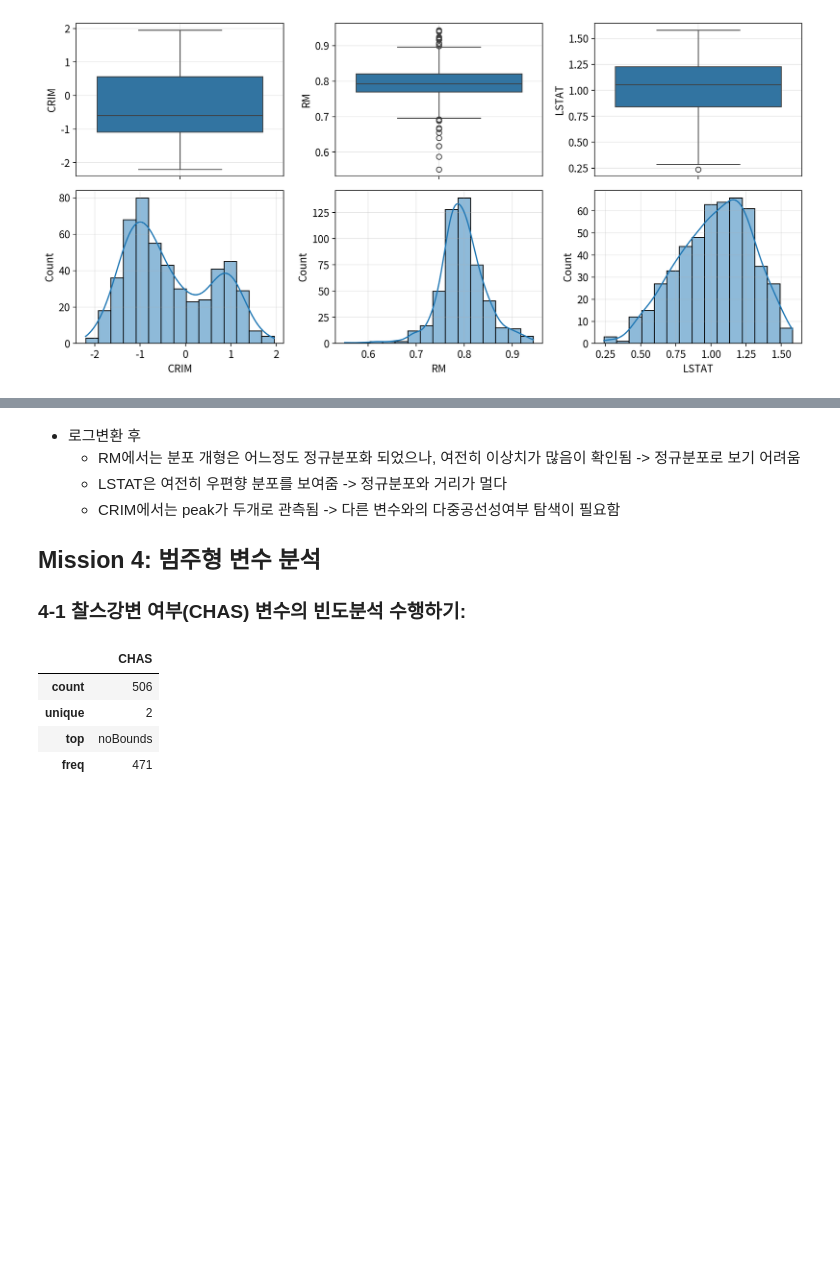
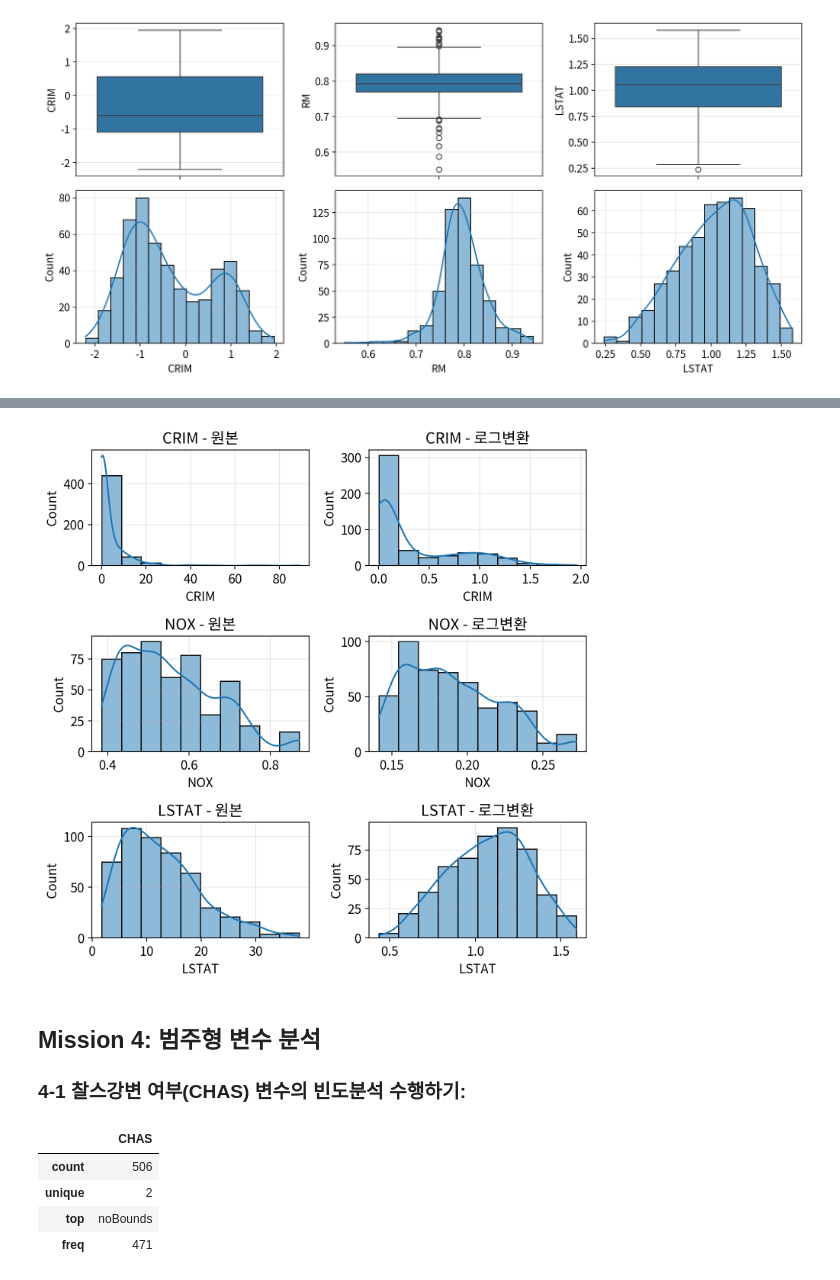
Before and after one commit to mvnvouno/python-study, a Jupyter notebook: Data Analysis Basic/09-데이터 분석 종합/연습문제.ipynb, the cells around one changed output, grey strips where cells are left out. Drawn from its saved outputs; the diff is of its cells as text; code cells hidden in the pictures; blank space fills up the shorter version.

```diff
--- a/Data Analysis Basic/09-데이터 분석 종합/연습문제.ipynb
+++ b/Data Analysis Basic/09-데이터 분석 종합/연습문제.ipynb
@@ -230,9 +322,39 @@ plt.close()                                 # 그래프 작업 종료
+# %%
+skewed_vars = ['CRIM', 'NOX', 'LSTAT']
+
+# 1) 그래프 초기화
+width_px = 1500                 # 그래프 가로 크기
+height_px = 1500                # 그래프 세로 크기
+rows = len(skewed_vars)         # 그래프 행 수
+cols = 2                        # 그래프 열 수
+figsize = (width_px / my_dpi, height_px / my_dpi)
+
+# ax 객체가 행,열 수에 따라서 리스트가 된다.
+fig, ax = plt.subplots(rows, cols, figsize=figsize, dpi=my_dpi)
+
+# 2) 그래프 그리기
+for i, v in enumerate(skewed_vars):
+    # 원본에 대한 분포 확인
+    sb.histplot(data=df, x=v, bins=10, kde=True, ax=ax[i][0])
+    ax[i][0].set_title(f'{v} - 원본')
+    ax[i][0].grid(alpha=0.3)
+
+    # log변환 후의 분포 확인
+    log_data = np.log10(df[v] + 1)
+    sb.histplot(data=log_data, bins=10, kde=True, ax=ax[i][1])
+    ax[i][1].set_title(f'{v} - 로그변환')
+    ax[i][1].grid(alpha=0.3)
+
+# 3) 그래프 꾸미기
+fig.subplots_adjust(wspace=0.2, hspace=0.2)
+
+# 4) 출력
+plt.tight_layout() # 여백 제거
+plt.show() # 그래프 화면 출력
+plt.close() # 그래프 작업 종료
+# %% [output]
+[figure, added]
 # %% [markdown]
-- 로그변환 후
-  - RM에서는 분포 개형은 어느정도 정규분포화 되었으나, 여전히 이상치가 많음이 확인됨 -> 정규분포로 보기 어려움
-  - LSTAT은 여전히 우편향 분포를 보여줌 -> 정규분포와 거리가 멀다
-  - CRIM에서는 peak가 두개로 관측됨 -> 다른 변수와의 다중공선성여부 탐색이 필요함
-
 ## Mission 4: 범주형 변수 분석
 
 ### 4-1 찰스강변 여부(CHAS) 변수의 빈도분석 수행하기:
```
Also changed, not shown: parts of 32 cells of this notebook, 1 other file.
